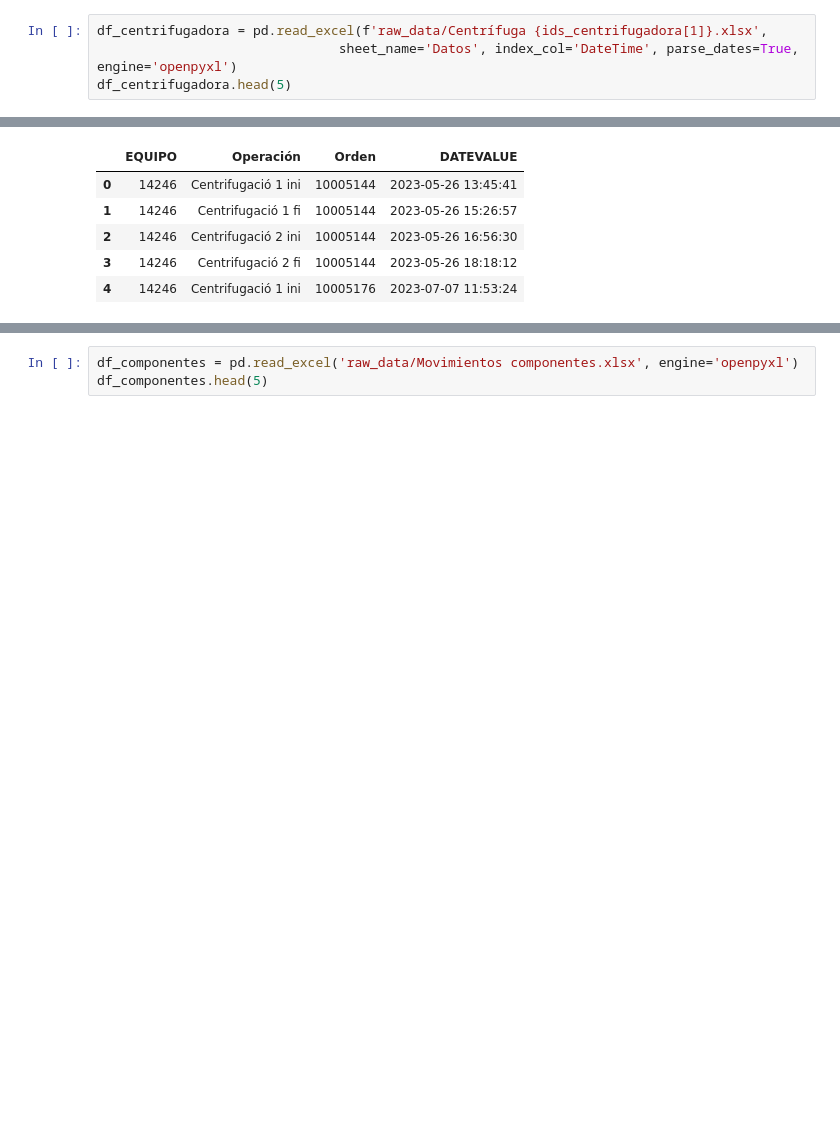
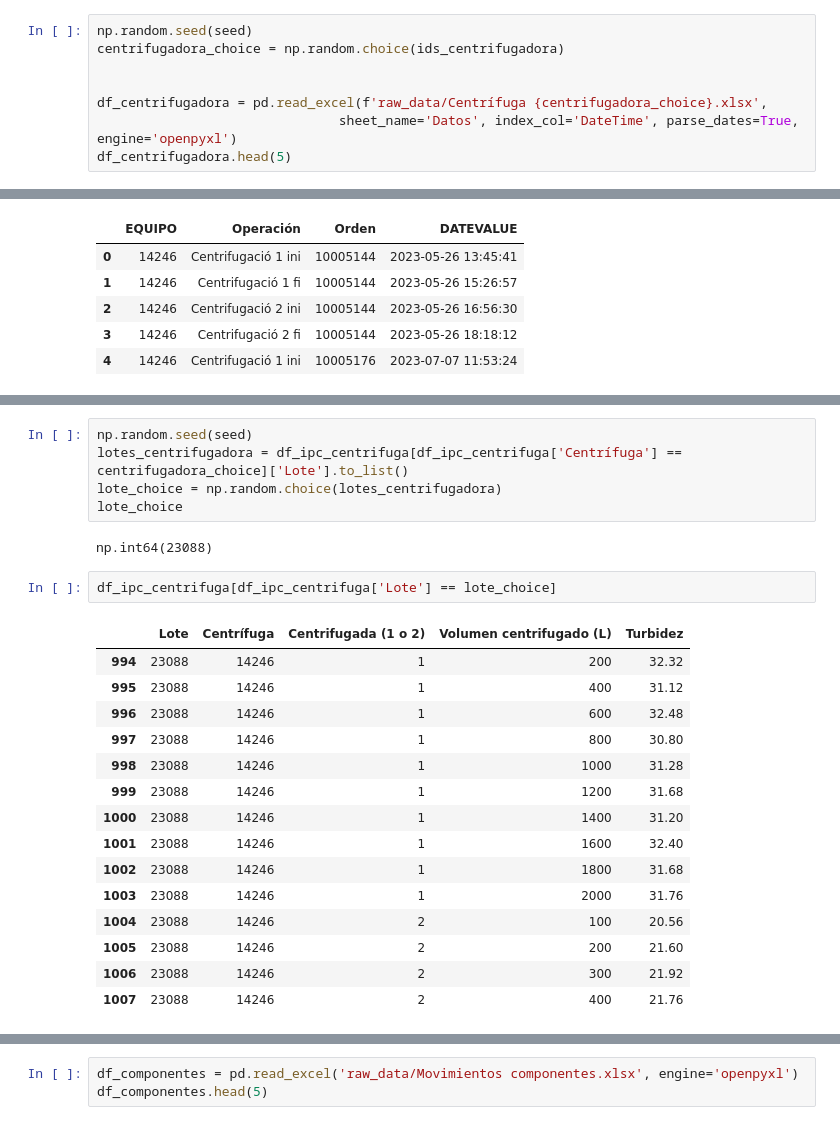
Before and after one commit to nikodyulger/datathon-los-forajidos, a Jupyter notebook: exploracion.ipynb, the cells around one changed output, grey strips where cells are left out. Drawn from its saved outputs; the diff is of its cells as text; blank space fills up the shorter version.

Commit message:
exploracion variables centrifugadora

```diff
--- a/exploracion.ipynb
+++ b/exploracion.ipynb
@@ -1212,5 +1214,9 @@ df_ipc_centrifuga.groupby(by='Lote').agg(
 # %%
-df_centrifugadora = pd.read_excel(f'raw_data/Centrífuga {ids_centrifugadora[1]}.xlsx',
+np.random.seed(seed)
+centrifugadora_choice = np.random.choice(ids_centrifugadora)
+
+
+df_centrifugadora = pd.read_excel(f'raw_data/Centrífuga {centrifugadora_choice}.xlsx',
                                sheet_name='Datos', index_col='DateTime', parse_dates=True, engine='openpyxl')
 df_centrifugadora.head(5)
 # %% [output]
@@ -1241,0 +1315,25 @@ dtype: object
+# %%
+np.random.seed(seed)
+lotes_centrifugadora = df_ipc_centrifuga[df_ipc_centrifuga['Centrífuga'] == centrifugadora_choice]['Lote'].to_list()
+lote_choice = np.random.choice(lotes_centrifugadora)
+lote_choice
+# %% [output]
+np.int64(23088)
+# %%
+df_ipc_centrifuga[df_ipc_centrifuga['Lote'] == lote_choice]
+# %% [output]
+|  | Lote | Centrífuga | Centrifugada (1 o 2) | Volumen centrifugado (L) | Turbidez |
+| 994 | 23088 | 14246 | 1 | 200 | 32.32 |
+| 995 | 23088 | 14246 | 1 | 400 | 31.12 |
+| 996 | 23088 | 14246 | 1 | 600 | 32.48 |
+| 997 | 23088 | 14246 | 1 | 800 | 30.80 |
+| 998 | 23088 | 14246 | 1 | 1000 | 31.28 |
+| 999 | 23088 | 14246 | 1 | 1200 | 31.68 |
+| 1000 | 23088 | 14246 | 1 | 1400 | 31.20 |
+| 1001 | 23088 | 14246 | 1 | 1600 | 32.40 |
+| 1002 | 23088 | 14246 | 1 | 1800 | 31.68 |
+| 1003 | 23088 | 14246 | 1 | 2000 | 31.76 |
+| 1004 | 23088 | 14246 | 2 | 100 | 20.56 |
+| 1005 | 23088 | 14246 | 2 | 200 | 21.60 |
+| 1006 | 23088 | 14246 | 2 | 300 | 21.92 |
+| 1007 | 23088 | 14246 | 2 | 400 | 21.76 |
```
Also changed, not shown: parts of 17 cells of this notebook.
